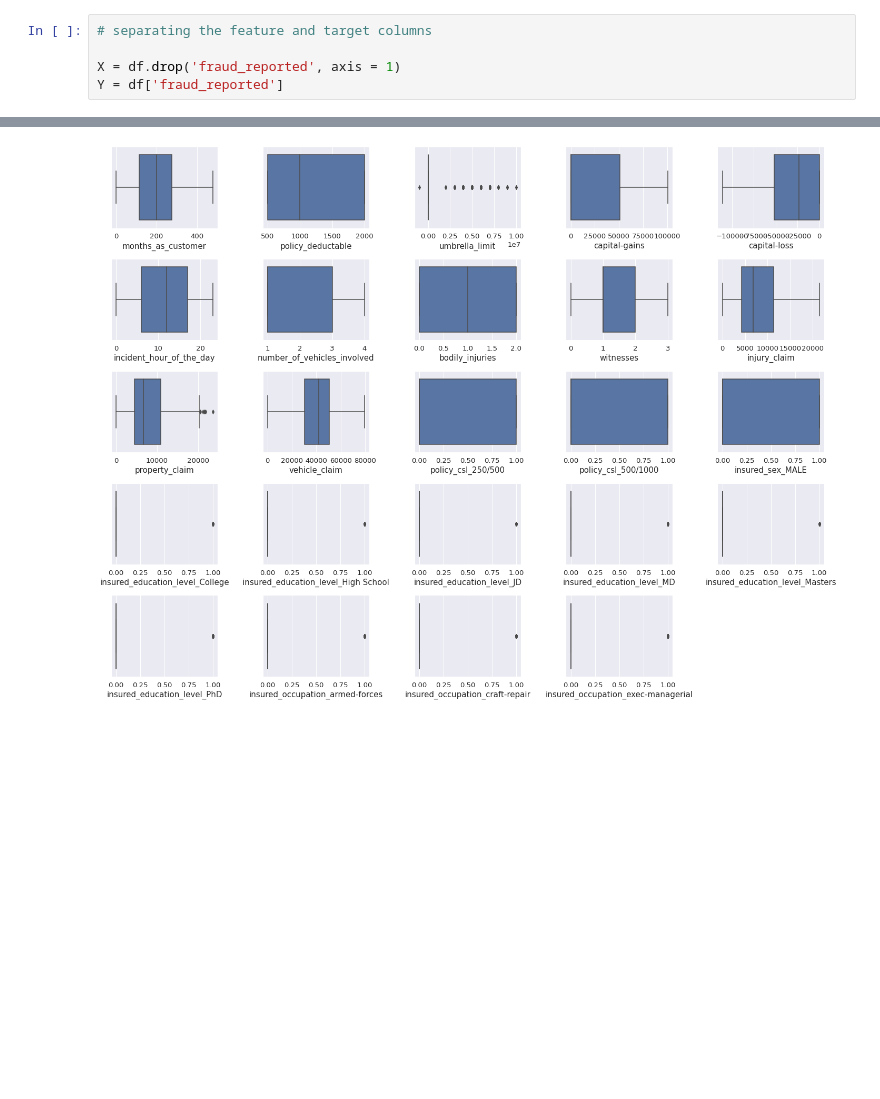
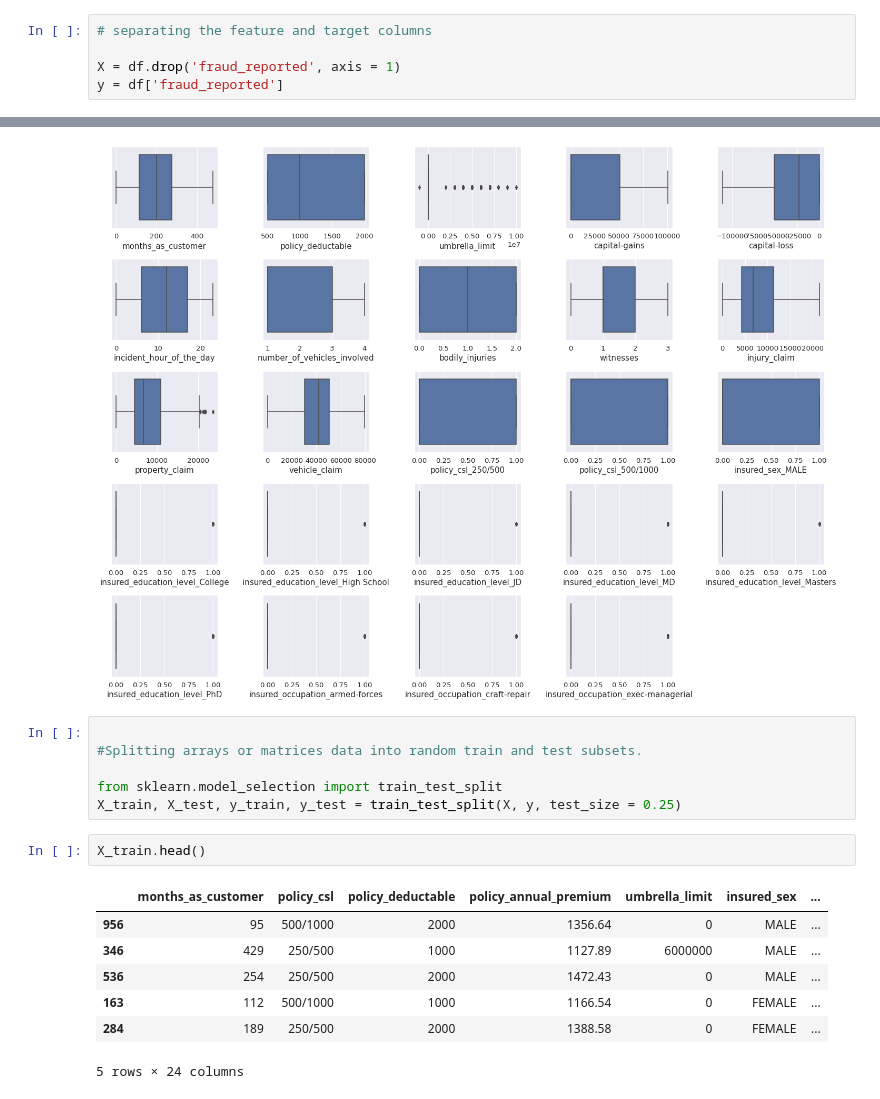
Before and after one commit to bharat1611/Neo4j---Fraud-Detection---Insurance-Claims, a Jupyter notebook: Fraud_Detection_Insurance.ipynb, the cells around one changed output, grey strips where cells are left out. Cells and saved outputs as stored; diff of their text form; blank space fills up the shorter version.

```diff
--- a/Fraud_Detection_Insurance.ipynb
+++ b/Fraud_Detection_Insurance.ipynb
@@ -244,7 +242,7 @@ memory usage: 195.4+ KB
 # separating the feature and target columns
 
 X = df.drop('fraud_reported', axis = 1)
-Y = df['fraud_reported']
+y = df['fraud_reported']
 # %%
 df.head()
 # %% [output]
@@ -364,3 +322,19 @@ plt.tight_layout()
 plt.show()
 # %% [output]
 [figure]
+# %%
+
+#Splitting arrays or matrices data into random train and test subsets.
+
+from sklearn.model_selection import train_test_split
+X_train, X_test, y_train, y_test = train_test_split(X, y, test_size = 0.25)
+# %%
+X_train.head()
+# %% [output]
+|  | months_as_customer | policy_csl | policy_deductable | policy_annual_premium | umbrella_limit | insured_sex | ... |
+| 956 | 95 | 500/1000 | 2000 | 1356.64 | 0 | MALE | ... |
+| 346 | 429 | 250/500 | 1000 | 1127.89 | 6000000 | MALE | ... |
+| 536 | 254 | 250/500 | 2000 | 1472.43 | 0 | MALE | ... |
+| 163 | 112 | 500/1000 | 1000 | 1166.54 | 0 | FEMALE | ... |
+| 284 | 189 | 250/500 | 2000 | 1388.58 | 0 | FEMALE | ... |
+5 rows × 24 columns
```
Also changed, not shown: parts of 16 cells of this notebook.
